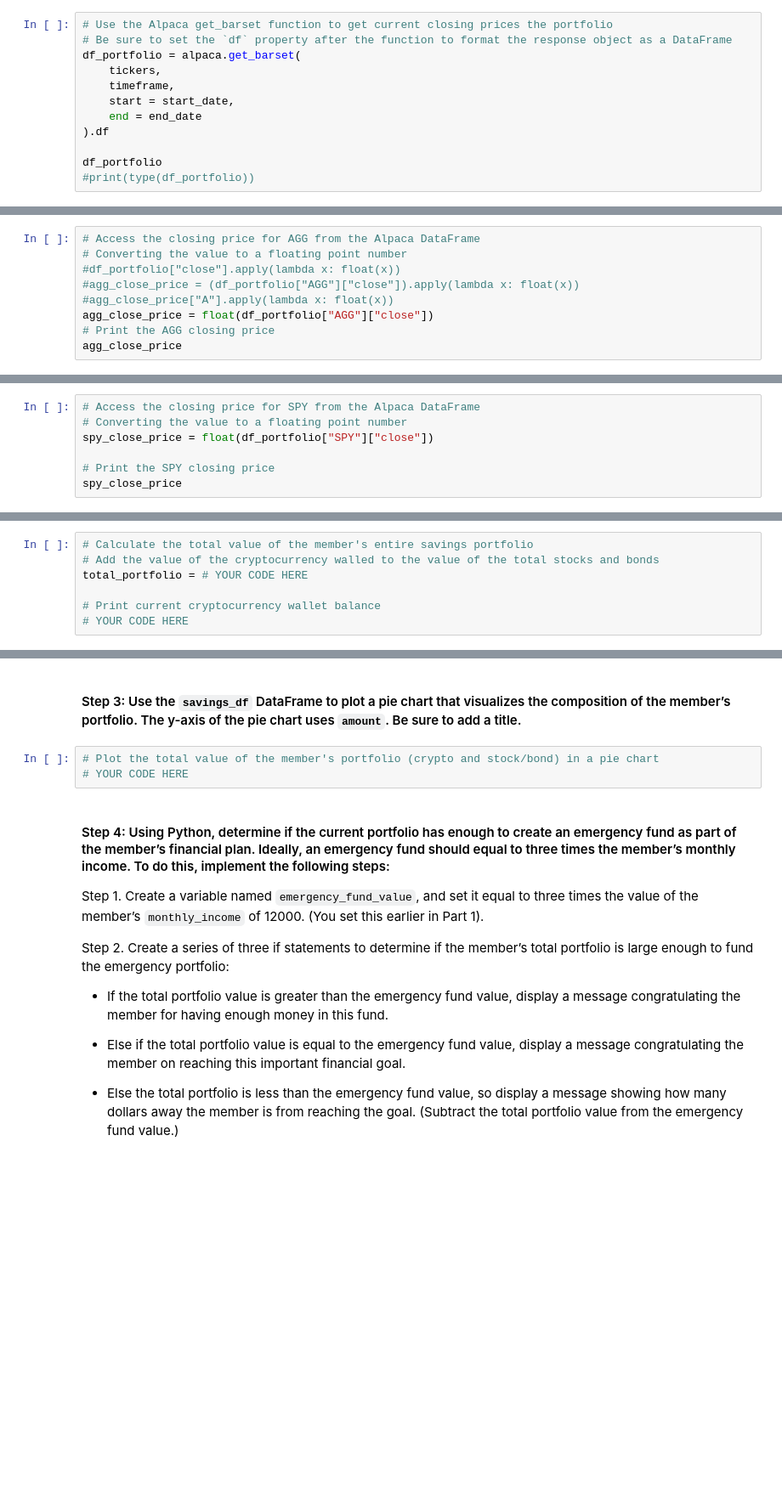
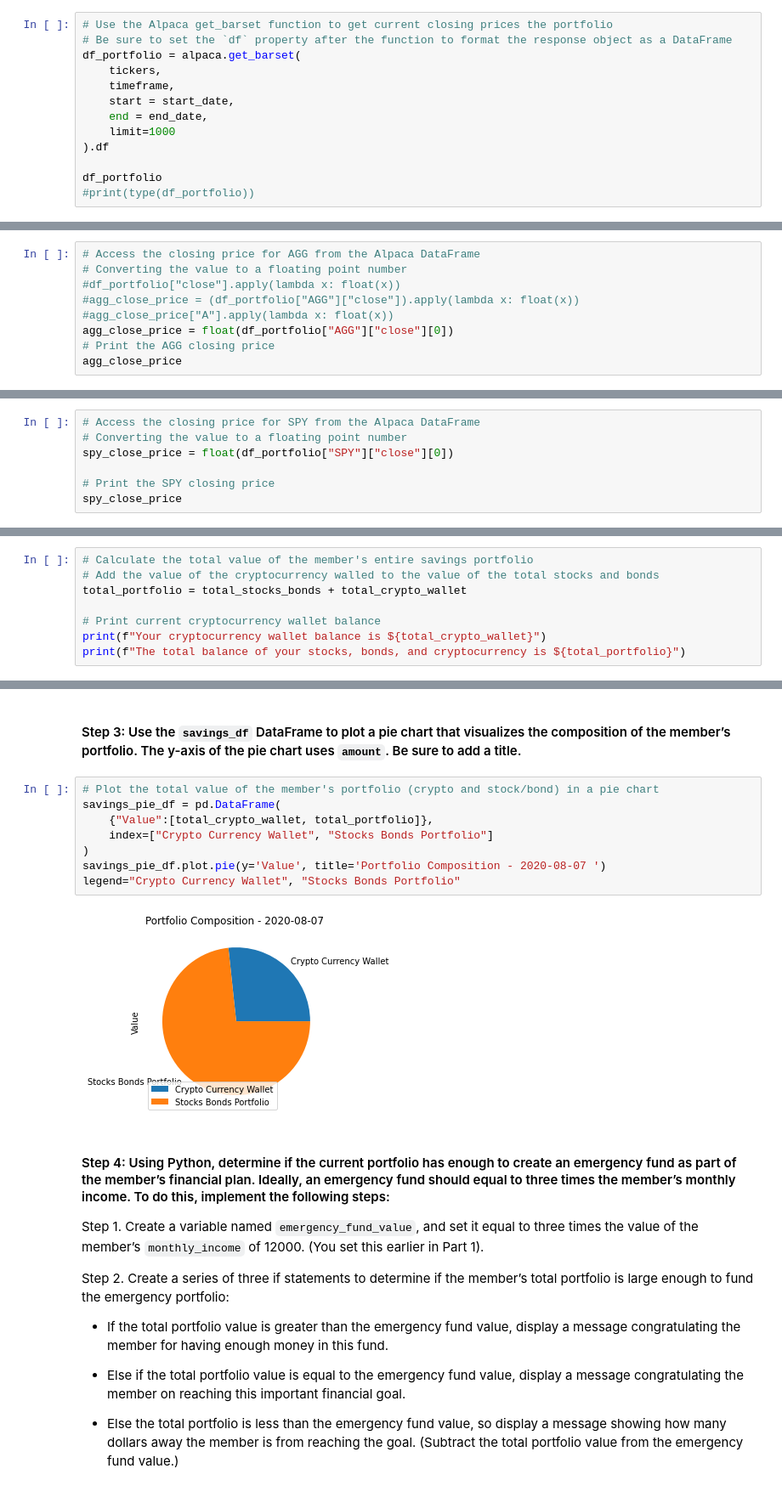
Before and after one commit to madhugirl/financial-planning-tools, a Jupyter notebook: financial_planning_tools.ipynb, the cells around one changed output, grey strips where cells are left out. Shown at 85% size. Drawn from its saved outputs; the diff is of its cells as text; blank space fills up the shorter version.

```diff
--- a/financial_planning_tools.ipynb
+++ b/financial_planning_tools.ipynb
@@ -232,7 +232,8 @@ df_portfolio = alpaca.get_barset(
     tickers,
     timeframe,
     start = start_date,
-    end = end_date
+    end = end_date,
+    limit=1000
 ).df
 
 df_portfolio
@@ -250,7 +251,7 @@ df_portfolio
 #df_portfolio["close"].apply(lambda x: float(x))
 #agg_close_price = (df_portfolio["AGG"]["close"]).apply(lambda x: float(x))
 #agg_close_price["A"].apply(lambda x: float(x))
-agg_close_price = float(df_portfolio["AGG"]["close"])
+agg_close_price = float(df_portfolio["AGG"]["close"][0])
 # Print the AGG closing price
 agg_close_price
 # %% [output]
@@ -258,7 +259,7 @@ agg_close_price
 # %%
 # Access the closing price for SPY from the Alpaca DataFrame
 # Converting the value to a floating point number
-spy_close_price = float(df_portfolio["SPY"]["close"])
+spy_close_price = float(df_portfolio["SPY"]["close"][0])
 
 # Print the SPY closing price
 spy_close_price
@@ -293,7 +294,8 @@ The total balance of your portfolio is $90799.0
 # %%
 # Calculate the total value of the member's entire savings portfolio
 # Add the value of the cryptocurrency walled to the value of the total stocks and bonds
-total_portfolio = # YOUR CODE HERE
+total_portfolio = total_stocks_bonds + total_crypto_wallet
 
 # Print current cryptocurrency wallet balance
-# YOUR CODE HERE
+print(f"Your cryptocurrency wallet balance is ${total_crypto_wallet}")
+print(f"The total balance of your stocks, bonds, and cryptocurrency is ${total_portfolio}")
@@ -351,7 +367,14 @@ In this section, you’ll use the valuations for the cryptocurrency wallet and f
 #### Step 3: Use the `savings_df` DataFrame to plot a pie chart that visualizes the composition of the member’s portfolio. The y-axis of the pie chart uses `amount`. Be sure to add a title.
 # %%
 # Plot the total value of the member's portfolio (crypto and stock/bond) in a pie chart
-# YOUR CODE HERE
+savings_pie_df = pd.DataFrame(
+    {"Value":[total_crypto_wallet, total_portfolio]},
+    index=["Crypto Currency Wallet", "Stocks Bonds Portfolio"]
+)
+savings_pie_df.plot.pie(y='Value', title='Portfolio Composition - 2020-08-07 ')
+legend="Crypto Currency Wallet", "Stocks Bonds Portfolio"
+# %% [output]
+[figure, added]
 # %% [markdown]
 #### Step 4: Using Python, determine if the current portfolio has enough to create an emergency fund as part of the member’s financial plan. Ideally, an emergency fund should equal to three times the member’s monthly income. To do this, implement the following steps:
 
```
Also changed, not shown: parts of 32 cells of this notebook.
